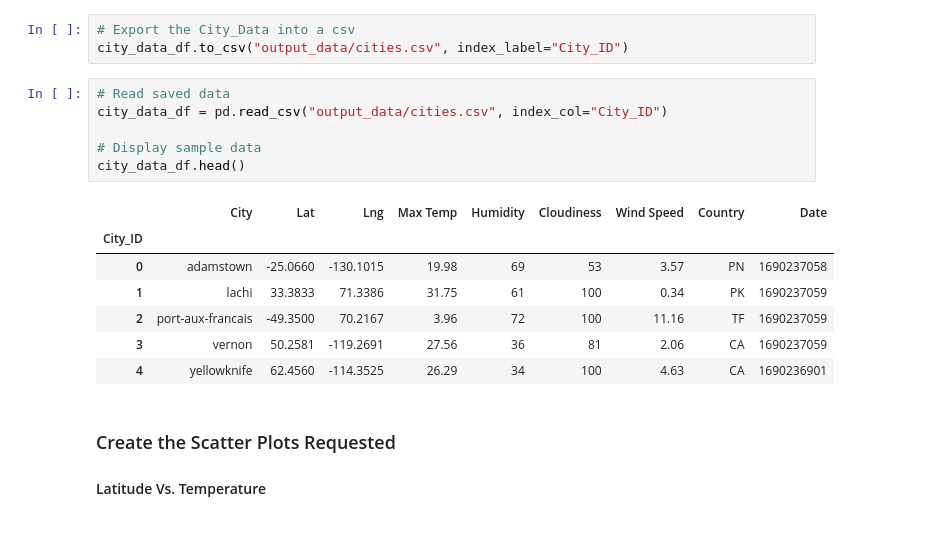
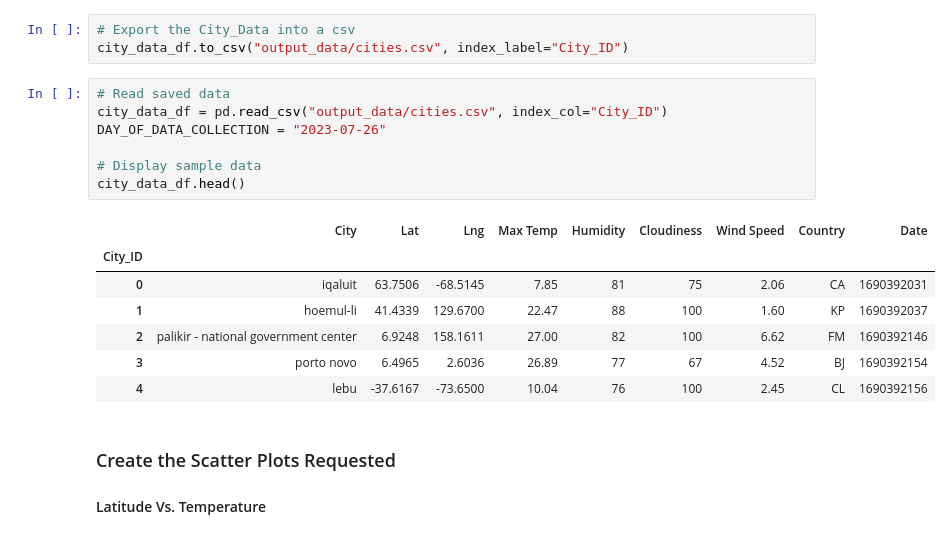
Before and after one commit to cburgyan/python-api-challenge, a Jupyter notebook: WeatherPy/WeatherPy.ipynb, the cells around one changed output. Drawn from its saved outputs; the diff is of its cells as text.

Commit message:
rerun data and tweak discussions

```diff
--- a/WeatherPy/WeatherPy.ipynb
+++ b/WeatherPy/WeatherPy.ipynb
@@ -176,17 +176,18 @@ city_data_df.to_csv("output_data/cities.csv", index_label="City_ID")
 # %%
 # Read saved data
 city_data_df = pd.read_csv("output_data/cities.csv", index_col="City_ID")
+DAY_OF_DATA_COLLECTION = "2023-07-26"
 
 # Display sample data
 city_data_df.head()
 # %% [output]
 |  | City | Lat | Lng | Max Temp | Humidity | Cloudiness | Wind Speed | Country | Date |
 | City_ID |  |  |  |  |  |  |  |  |  |
-| 0 | adamstown | -25.0660 | -130.1015 | 19.98 | 69 | 53 | 3.57 | PN | 1690237058 |
-| 1 | lachi | 33.3833 | 71.3386 | 31.75 | 61 | 100 | 0.34 | PK | 1690237059 |
-| 2 | port-aux-francais | -49.3500 | 70.2167 | 3.96 | 72 | 100 | 11.16 | TF | 1690237059 |
-| 3 | vernon | 50.2581 | -119.2691 | 27.56 | 36 | 81 | 2.06 | CA | 1690237059 |
-| 4 | yellowknife | 62.4560 | -114.3525 | 26.29 | 34 | 100 | 4.63 | CA | 1690236901 |
+| 0 | iqaluit | 63.7506 | -68.5145 | 7.85 | 81 | 75 | 2.06 | CA | 1690392031 |
+| 1 | hoemul-li | 41.4339 | 129.6700 | 22.47 | 88 | 100 | 1.60 | KP | 1690392037 |
+| 2 | palikir - national government center | 6.9248 | 158.1611 | 27.00 | 82 | 100 | 6.62 | FM | 1690392146 |
+| 3 | porto novo | 6.4965 | 2.6036 | 26.89 | 77 | 67 | 4.52 | BJ | 1690392154 |
+| 4 | lebu | -37.6167 | -73.6500 | 10.04 | 76 | 100 | 2.45 | CL | 1690392156 |
 # %% [markdown]
 ### Create the Scatter Plots Requested
 
```
Also changed, not shown: parts of 25 cells of this notebook, 14 other files.
